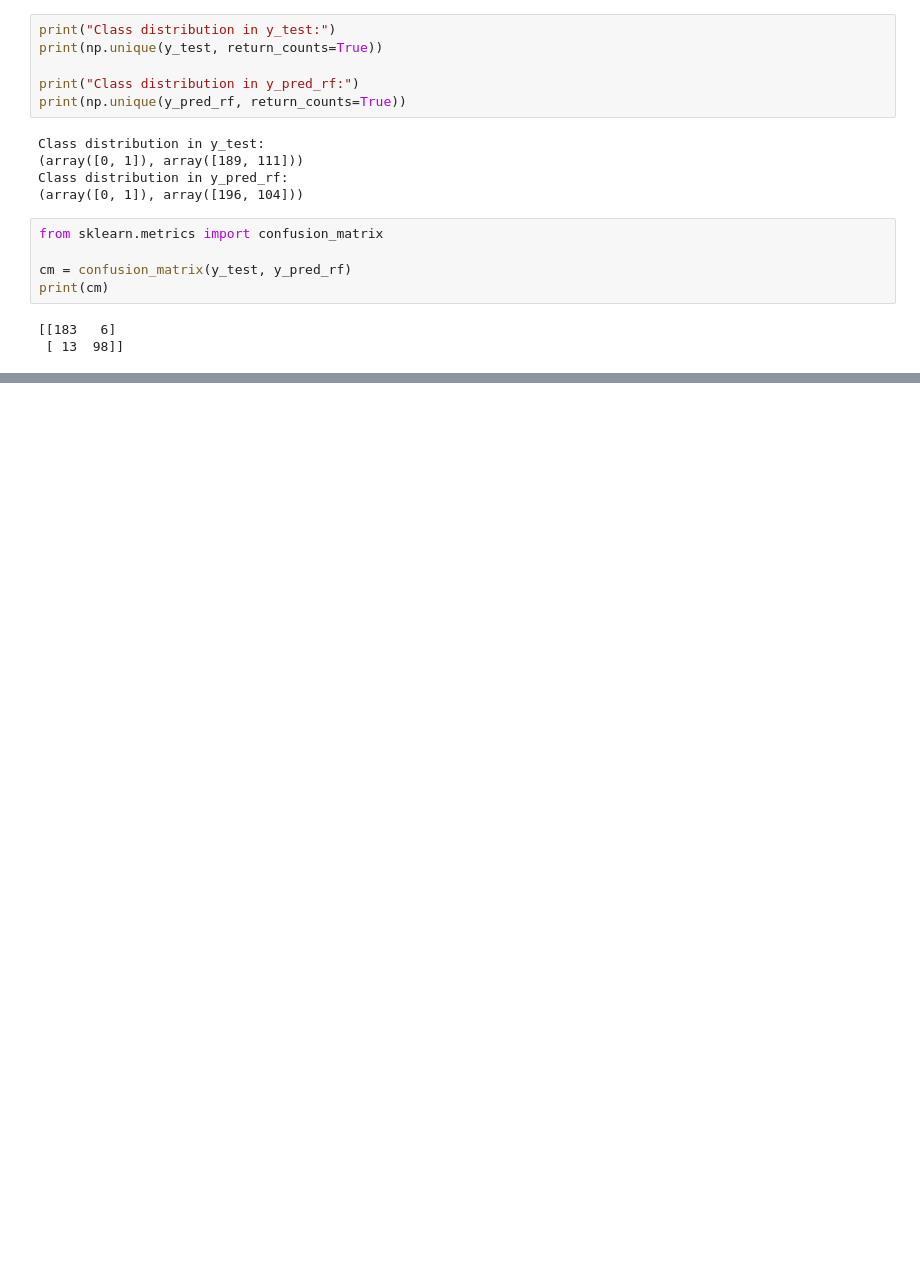
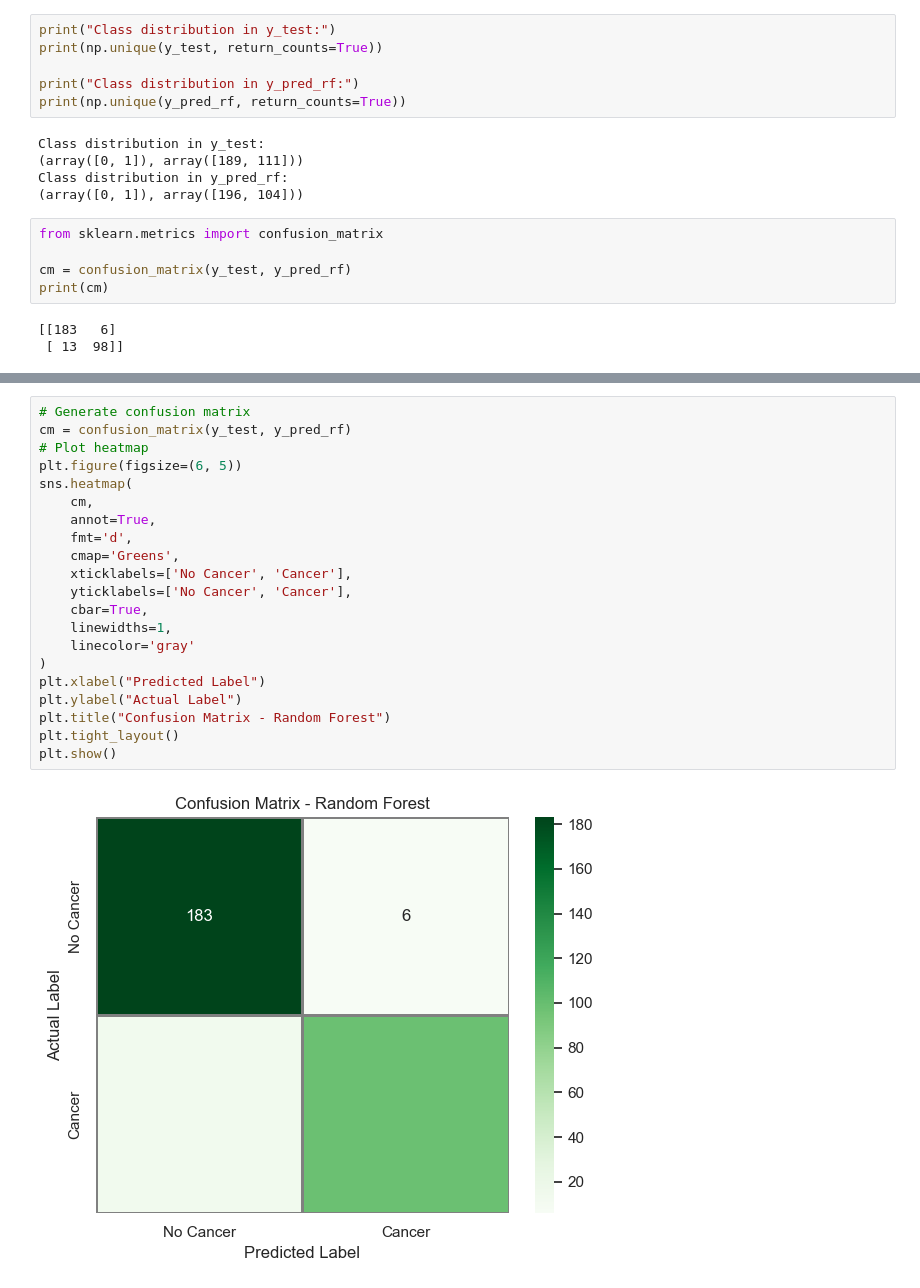
Before and after one commit to clmj1727/Project4-MachineLearning, a Jupyter notebook: CancerNotebook.ipynb, the cells around one changed output, grey strips where cells are left out. Cells and saved outputs as stored; diff of their text form; blank space fills up the shorter version.

```diff
--- a/CancerNotebook.ipynb
+++ b/CancerNotebook.ipynb
@@ -577,0 +604,23 @@ plt.show()
+# %%
+# Generate confusion matrix
+cm = confusion_matrix(y_test, y_pred_rf)
+# Plot heatmap
+plt.figure(figsize=(6, 5))
+sns.heatmap(
+    cm,
+    annot=True,
+    fmt='d',
+    cmap='Greens',
+    xticklabels=['No Cancer', 'Cancer'],
+    yticklabels=['No Cancer', 'Cancer'],
+    cbar=True,
+    linewidths=1,
+    linecolor='gray'
+)
+plt.xlabel("Predicted Label")
+plt.ylabel("Actual Label")
+plt.title("Confusion Matrix - Random Forest")
+plt.tight_layout()
+plt.show()
+# %% [output]
+[figure, added]
```
Also changed, not shown: parts of 12 cells of this notebook, 3 other files.
